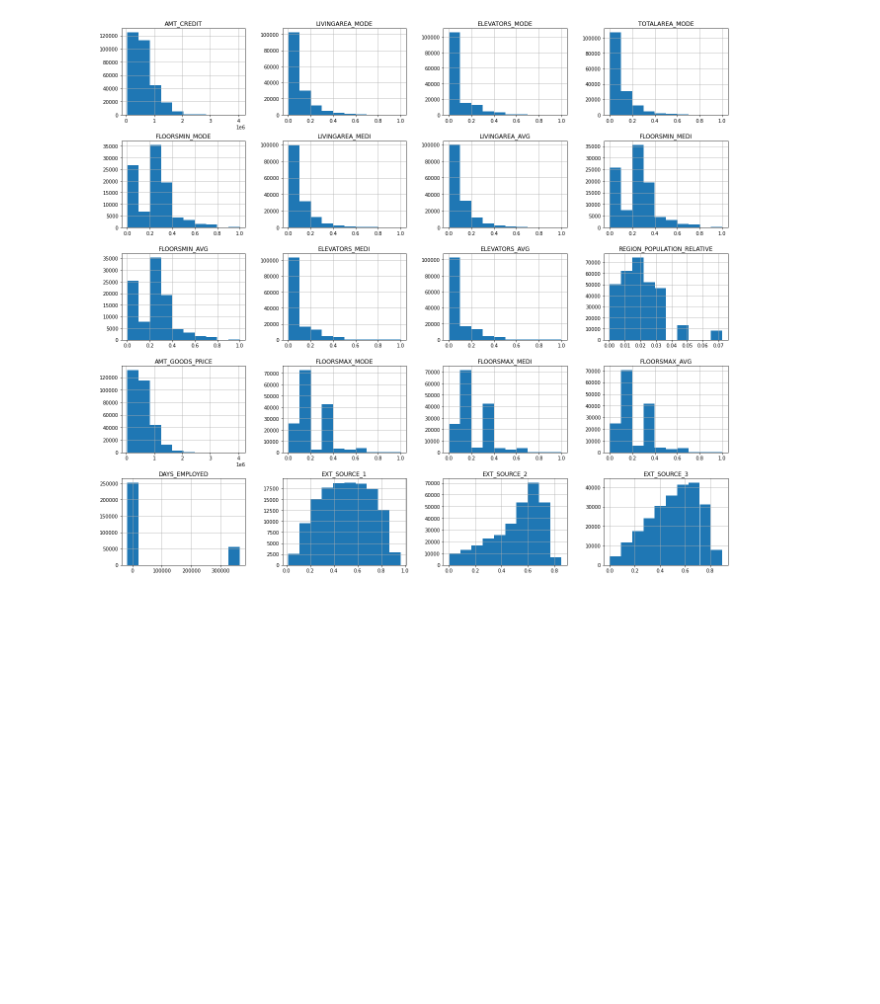
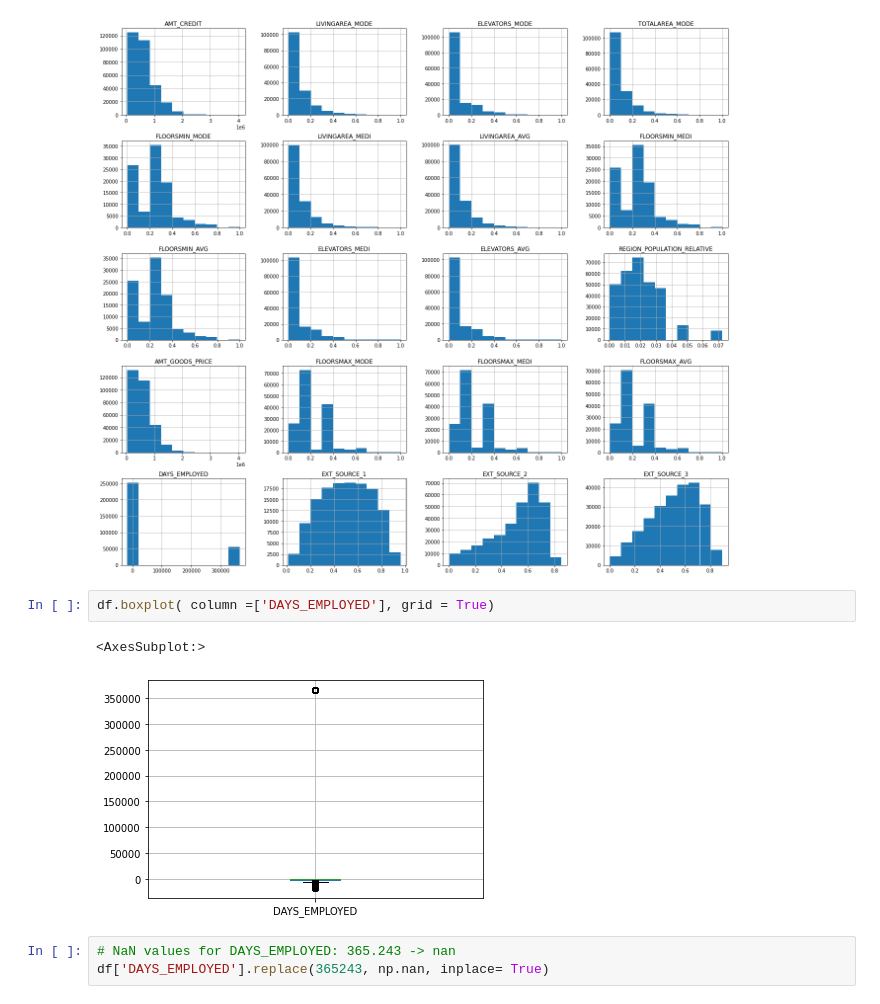
Before and after one commit to amithsbhat/Capstone-Home-Credit-Default-Risk, a Jupyter notebook: eda-home-credit-default-risk.ipynb, the cells around one changed output. Saved outputs shown, nothing was run; the diff lists cells and outputs as text; blank space fills up the shorter version.

```diff
--- a/eda-home-credit-default-risk.ipynb
+++ b/eda-home-credit-default-risk.ipynb
@@ -462,3 +466,11 @@ df[df_bottom20.index.to_list()].hist( figsize = (22, 20) )
 plt.show()
 # %% [output]
 [figure]
+# %%
+df.boxplot( column =['DAYS_EMPLOYED'], grid = True)
+# %% [output]
+<AxesSubplot:>
+[figure, added]
+# %%
+# NaN values for DAYS_EMPLOYED: 365.243 -> nan
+df['DAYS_EMPLOYED'].replace(365243, np.nan, inplace= True)
```
Also changed, not shown: parts of 5 cells of this notebook.
